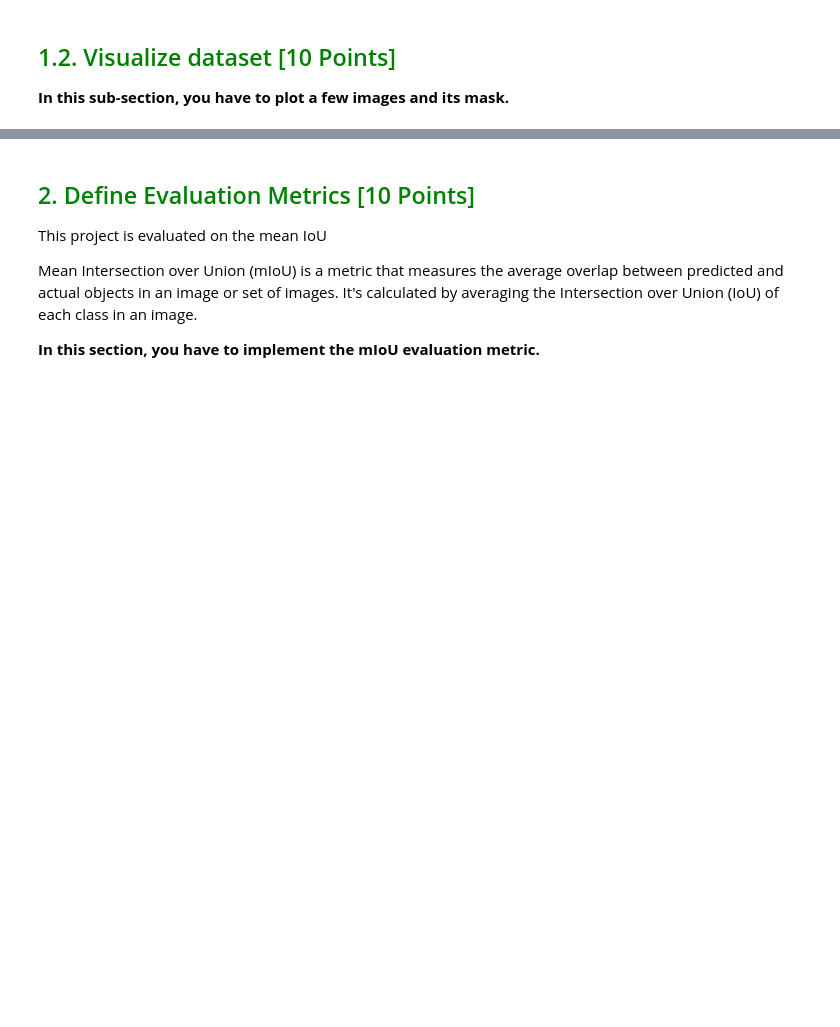
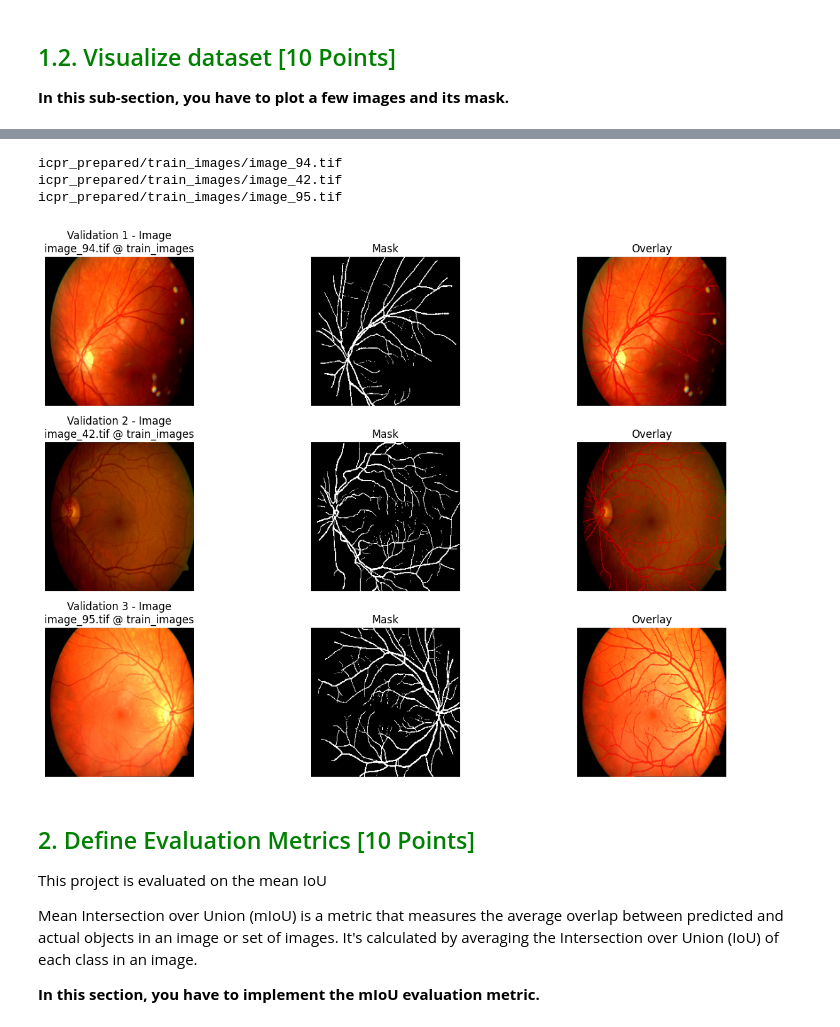
Before and after one commit to PJXIO-Dev/opencv-project3, a Jupyter notebook: Project3_Semantic_Segmentation_Starter_Notebook.ipynb, the cells around one changed output, grey strips where cells are left out. Saved outputs shown, nothing was run; the diff lists cells and outputs as text; code cells hidden in the pictures; blank space fills up the shorter version.

```diff
--- a/Project3_Semantic_Segmentation_Starter_Notebook.ipynb
+++ b/Project3_Semantic_Segmentation_Starter_Notebook.ipynb
@@ -94,3 +370,10 @@ if not os.path.exists(dataset_path):
+# %%
+visualize_samples(val_dataset, num_samples=3, title_prefix='Validation')
+# %% [output]
+icpr_prepared/train_images/image_94.tif
+icpr_prepared/train_images/image_42.tif
+icpr_prepared/train_images/image_95.tif
+[figure, added]
 # %% [markdown]
 <h2 style = "color: green;">2. Define Evaluation Metrics [10 Points]</h2>
 
```
Also changed, not shown: parts of 21 cells of this notebook.
